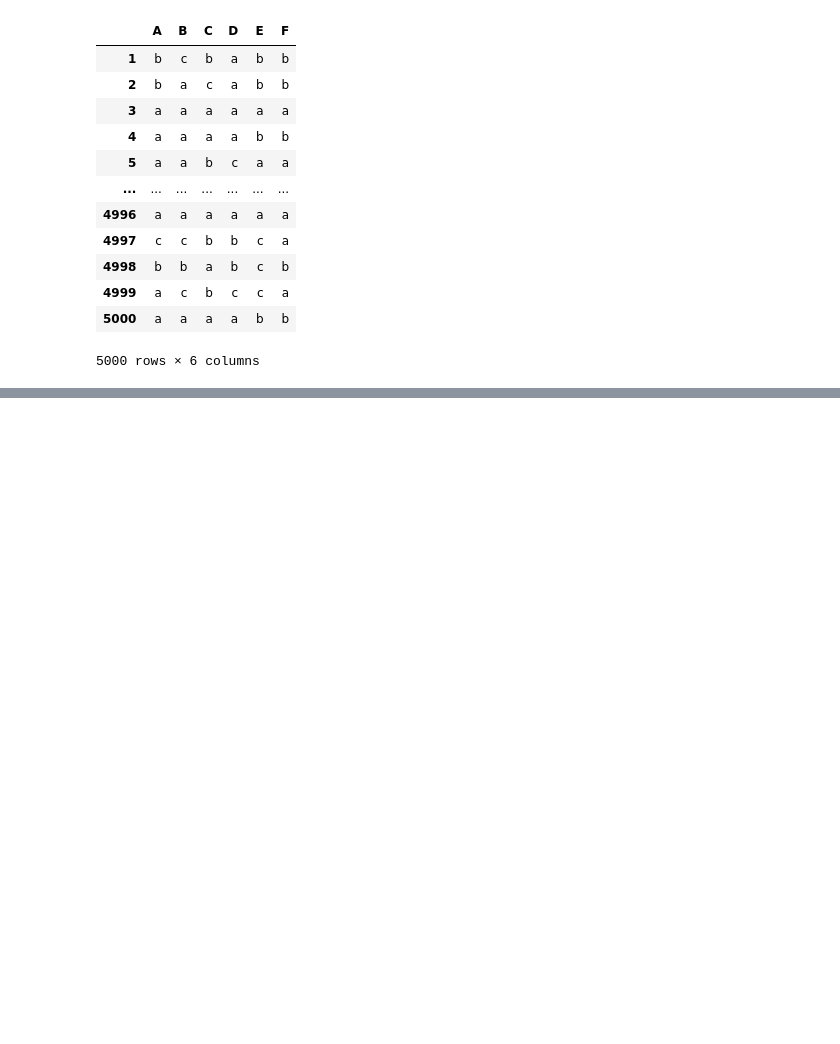
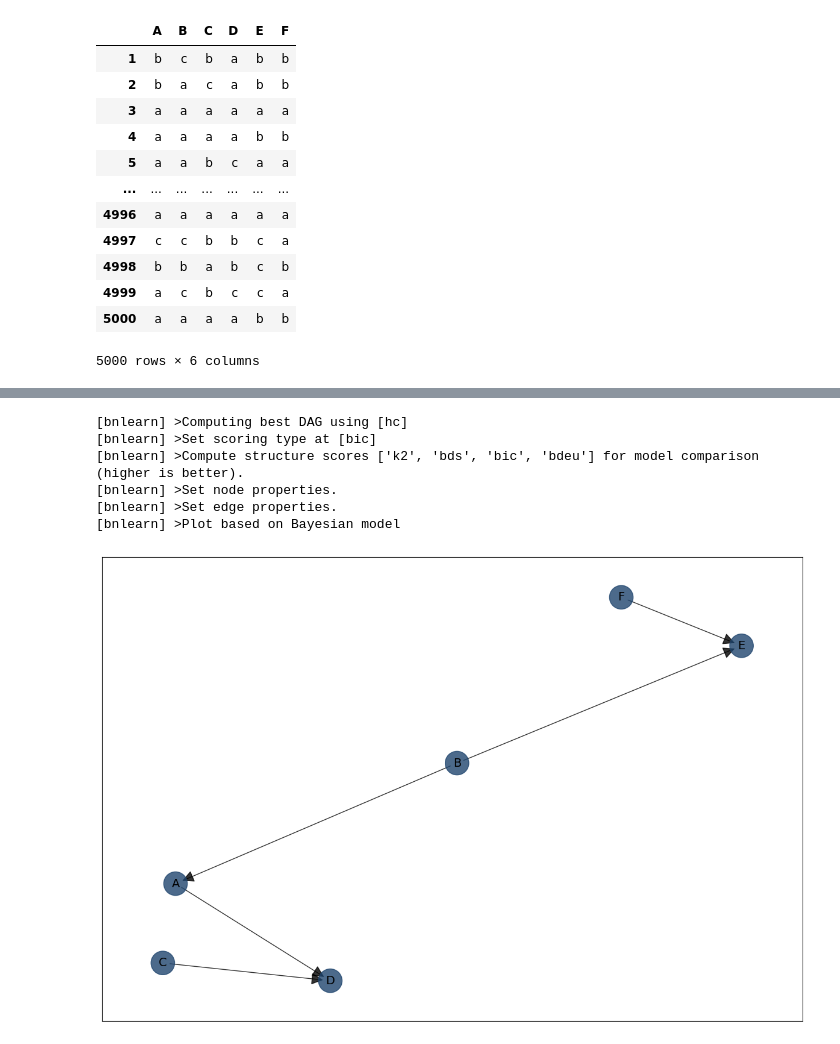
Before and after one commit to Elicit3495/ML_FYP, a Jupyter notebook: Untitled.ipynb, the cells around one changed output, grey strips where cells are left out. Drawn from its saved outputs; the diff is of its cells as text; code cells hidden in the pictures; blank space fills up the shorter version.

```diff
--- a/Untitled.ipynb
+++ b/Untitled.ipynb
@@ -48,9 +31,0 @@ df_
-# %%
-# Structure learning
-model = bn.structure_learning.fit(df, methodtype='cs')
-# Plot detected DAG
-G = bn.plot(model)
-
-# Compute edge strength using chi-square independence test
-model = bn.independence_test(model, df, alpha=0.05, prune=True)
-bn.plot(model, pos=G['pos'])
@@ -88,0 +48,13 @@ bn.plot(model, pos=G['pos'])
+# %%
+# Structure learning
+model = bn.structure_learning.fit(df_, methodtype='hc', scoretype='bic')
+# Plot detected DAG
+G = bn.plot(model)
+# %% [output]
+[bnlearn] >Computing best DAG using [hc]
+[bnlearn] >Set scoring type at [bic]
+[bnlearn] >Compute structure scores ['k2', 'bds', 'bic', 'bdeu'] for model comparison (higher is better).
+[bnlearn] >Set node properties.
+[bnlearn] >Set edge properties.
+[bnlearn] >Plot based on Bayesian model
+[figure, added]
```
Also changed, not shown: parts of 9 cells of this notebook.
